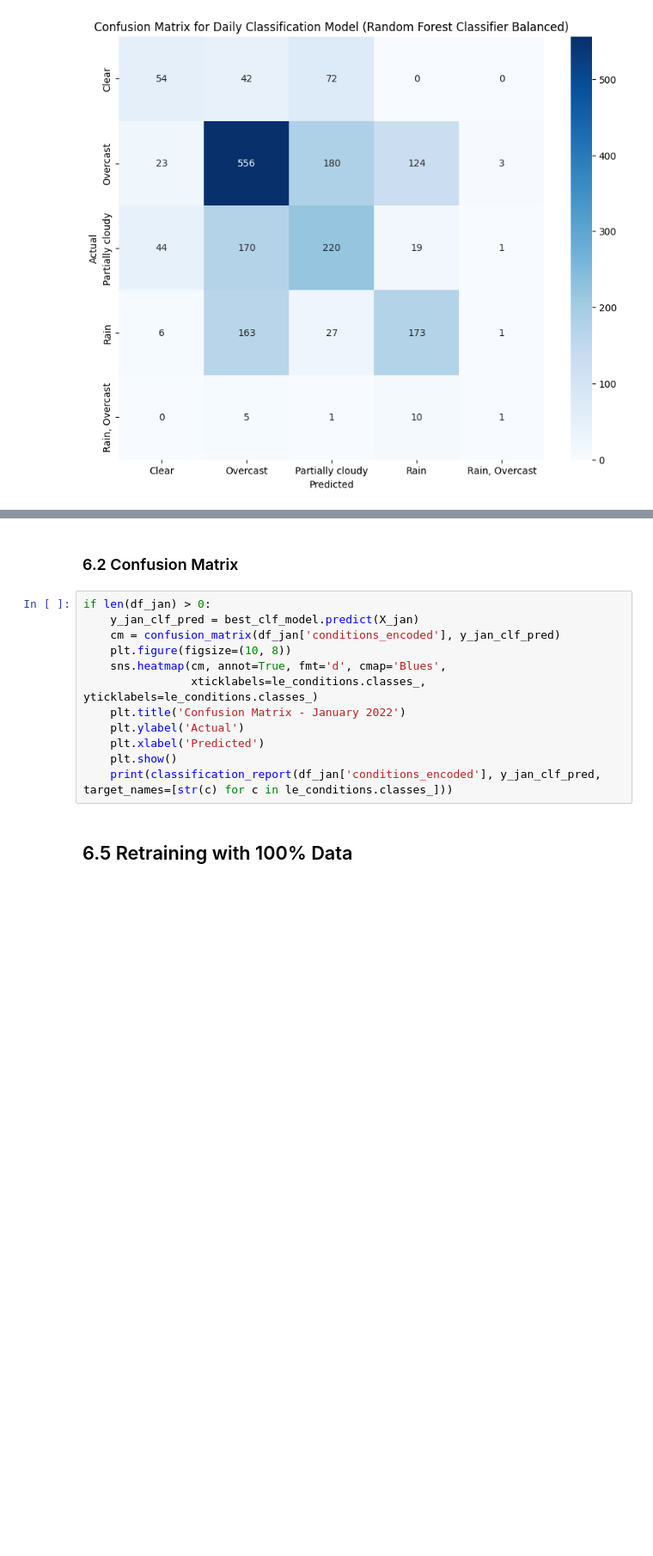
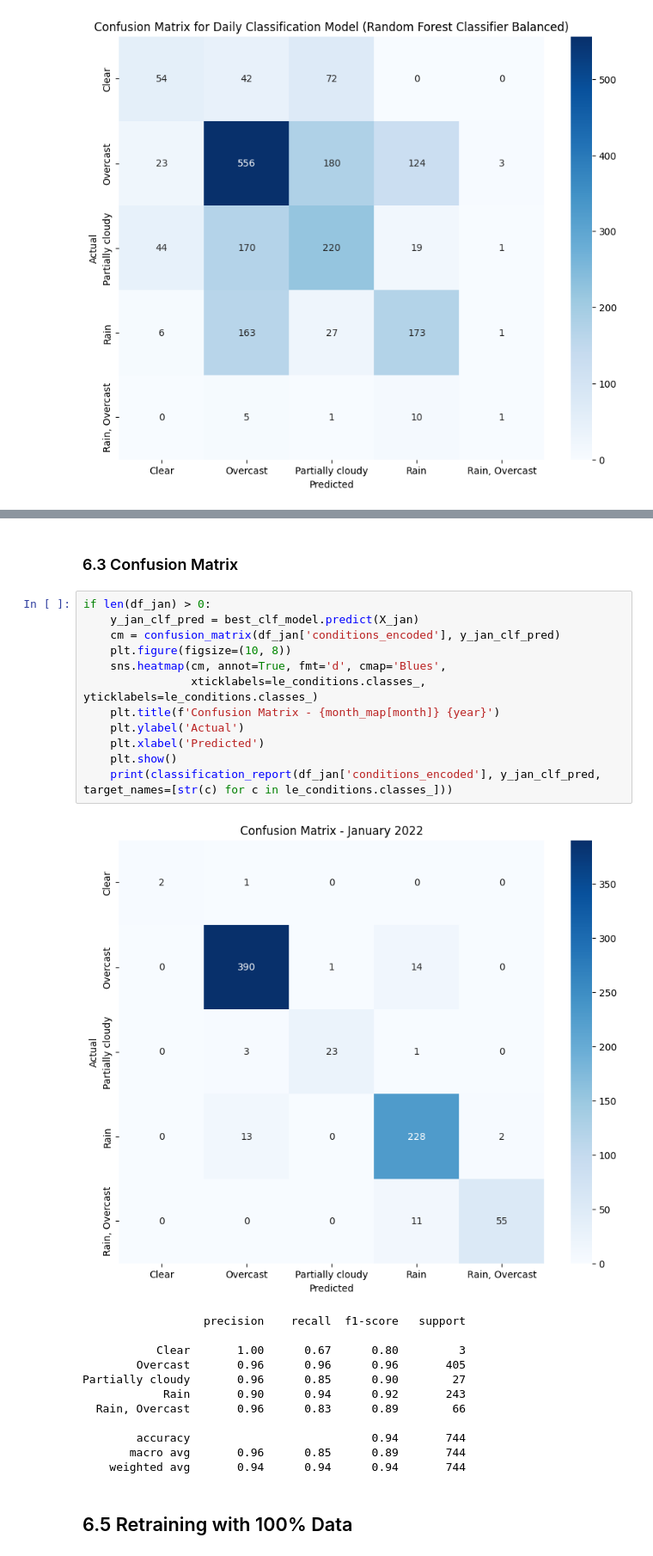
Before and after one commit to AzaniFatturFadhika/weather-iot, a Jupyter notebook: example_v2/model_training/model_weather_training_v4.ipynb, the cells around one changed output, grey strips where cells are left out. Shown at 86% size. Drawn from its saved outputs; the diff is of its cells as text; blank space fills up the shorter version.

```diff
--- a/example_v2/model_training/model_weather_training_v4.ipynb
+++ b/example_v2/model_training/model_weather_training_v4.ipynb
@@ -590,17 +640,30 @@ else:
 # %% [markdown]
-### 6.2 Confusion Matrix
+### 6.3 Confusion Matrix
 # %%
 if len(df_jan) > 0:
     y_jan_clf_pred = best_clf_model.predict(X_jan)
     cm = confusion_matrix(df_jan['conditions_encoded'], y_jan_clf_pred)
     plt.figure(figsize=(10, 8))
     sns.heatmap(cm, annot=True, fmt='d', cmap='Blues',
                 xticklabels=le_conditions.classes_, yticklabels=le_conditions.classes_)
-    plt.title('Confusion Matrix - January 2022')
+    plt.title(f'Confusion Matrix - {month_map[month]} {year}')
     plt.ylabel('Actual')
     plt.xlabel('Predicted')
     plt.show()
     print(classification_report(df_jan['conditions_encoded'], y_jan_clf_pred, target_names=[str(c) for c in le_conditions.classes_]))
+# %% [output]
+[figure, added]
+                  precision    recall  f1-score   support
+
+           Clear       1.00      0.67      0.80         3
+        Overcast       0.96      0.96      0.96       405
+Partially cloudy       0.96      0.85      0.90        27
+            Rain       0.90      0.94      0.92       243
+  Rain, Overcast       0.96      0.83      0.89        66
+
+        accuracy                           0.94       744
+       macro avg       0.96      0.85      0.89       744
+    weighted avg       0.94      0.94      0.94       744
 # %% [markdown]
 ## 6.5 Retraining with 100% Data
 # %%
```
Also changed, not shown: parts of 10 cells of this notebook.
